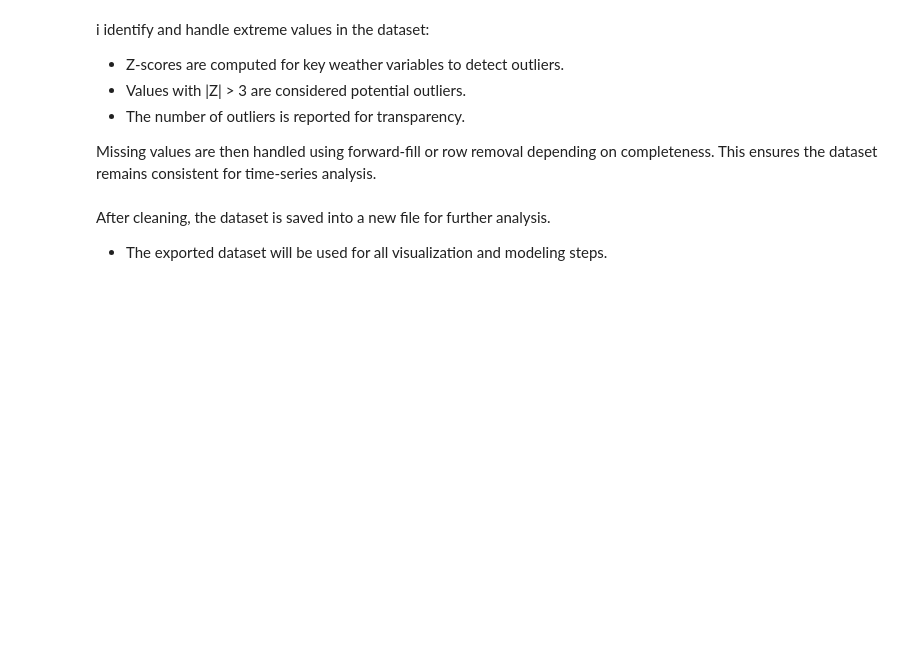
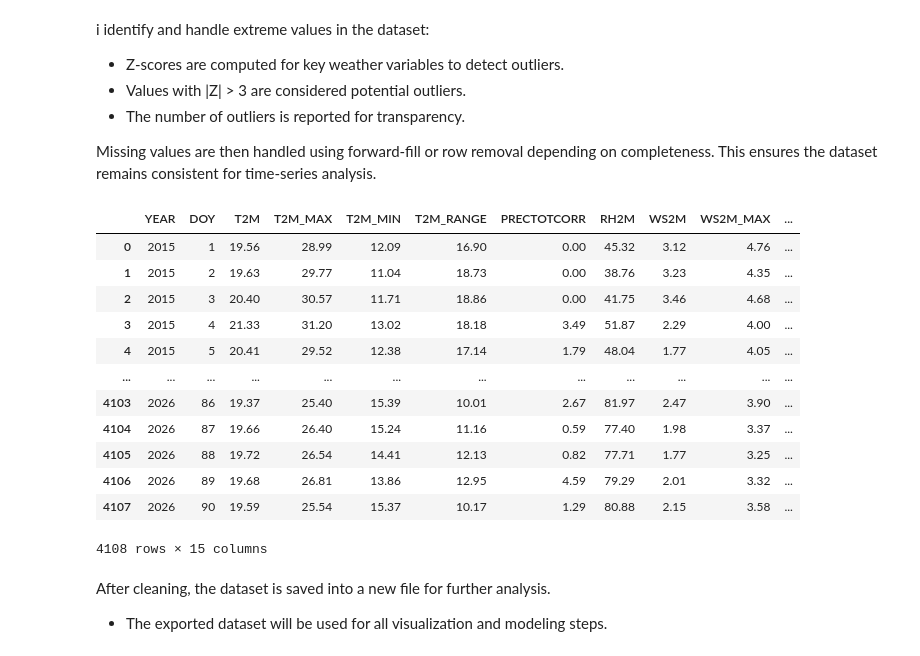
Before and after one commit to Raeyeyoh/climate-challenge-week0, a Jupyter notebook: notebooks/kenya_eda.ipynb, the cells around one changed output. Cells and saved outputs as stored; diff of their text form; code cells hidden in the pictures; blank space fills up the shorter version.

```diff
--- a/notebooks/kenya_eda.ipynb
+++ b/notebooks/kenya_eda.ipynb
@@ -4,7 +4,7 @@ i start by loading the dataset and creating useful time-based features like Mont
 import pandas as pd
 import numpy as np
 
-df = pd.read_csv("kenya.csv")
+df = pd.read_csv("../data/kenya.csv")
 
 df["Country"] = "Kenya"
 
@@ -37,9 +37,23 @@ Missing values are then handled using forward-fill or row removal depending on c
 # %%
 from scipy.stats import zscore
 cols = ["T2M","T2M_MAX","T2M_MIN","PRECTOTCORR","RH2M","WS2M","WS2M_MAX"]
 z_scores = np.abs(zscore(df[cols], nan_policy='omit'))
 outliers = (z_scores > 3).sum()
-df.fillna(method='ffill', inplace=True)
+df.ffill(inplace=True)
+# %% [output]
+|  | YEAR | DOY | T2M | T2M_MAX | T2M_MIN | T2M_RANGE | PRECTOTCORR | RH2M | WS2M | WS2M_MAX | ... |
+| 0 | 2015 | 1 | 19.56 | 28.99 | 12.09 | 16.90 | 0.00 | 45.32 | 3.12 | 4.76 | ... |
+| 1 | 2015 | 2 | 19.63 | 29.77 | 11.04 | 18.73 | 0.00 | 38.76 | 3.23 | 4.35 | ... |
+| 2 | 2015 | 3 | 20.40 | 30.57 | 11.71 | 18.86 | 0.00 | 41.75 | 3.46 | 4.68 | ... |
+| 3 | 2015 | 4 | 21.33 | 31.20 | 13.02 | 18.18 | 3.49 | 51.87 | 2.29 | 4.00 | ... |
+| 4 | 2015 | 5 | 20.41 | 29.52 | 12.38 | 17.14 | 1.79 | 48.04 | 1.77 | 4.05 | ... |
+| ... | ... | ... | ... | ... | ... | ... | ... | ... | ... | ... | ... |
+| 4103 | 2026 | 86 | 19.37 | 25.40 | 15.39 | 10.01 | 2.67 | 81.97 | 2.47 | 3.90 | ... |
+| 4104 | 2026 | 87 | 19.66 | 26.40 | 15.24 | 11.16 | 0.59 | 77.40 | 1.98 | 3.37 | ... |
+| 4105 | 2026 | 88 | 19.72 | 26.54 | 14.41 | 12.13 | 0.82 | 77.71 | 1.77 | 3.25 | ... |
+| 4106 | 2026 | 89 | 19.68 | 26.81 | 13.86 | 12.95 | 4.59 | 79.29 | 2.01 | 3.32 | ... |
+| 4107 | 2026 | 90 | 19.59 | 25.54 | 15.37 | 10.17 | 1.29 | 80.88 | 2.15 | 3.58 | ... |
+4108 rows × 15 columns
 # %% [markdown]
 After cleaning, the dataset is saved into a new file for further analysis.
 
```
Also changed, not shown: parts of 4 cells of this notebook.
